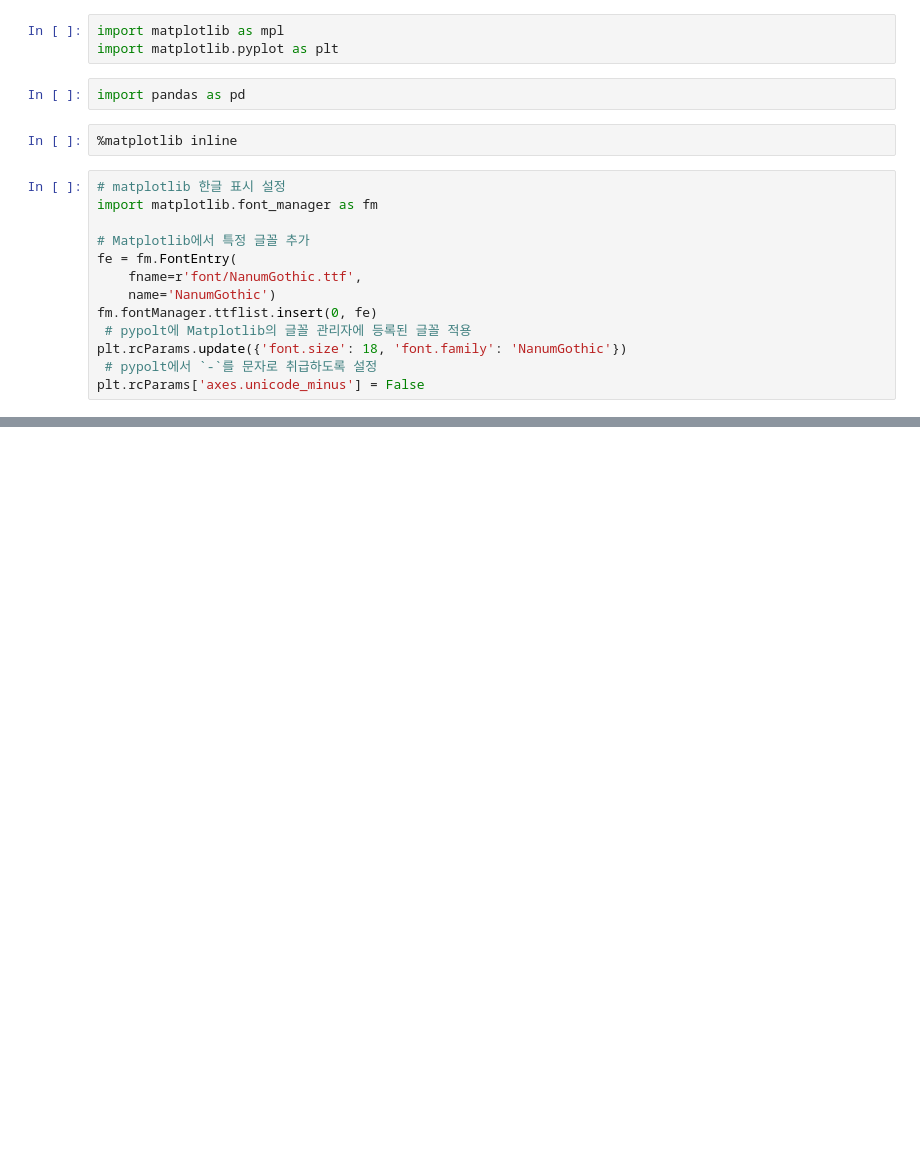
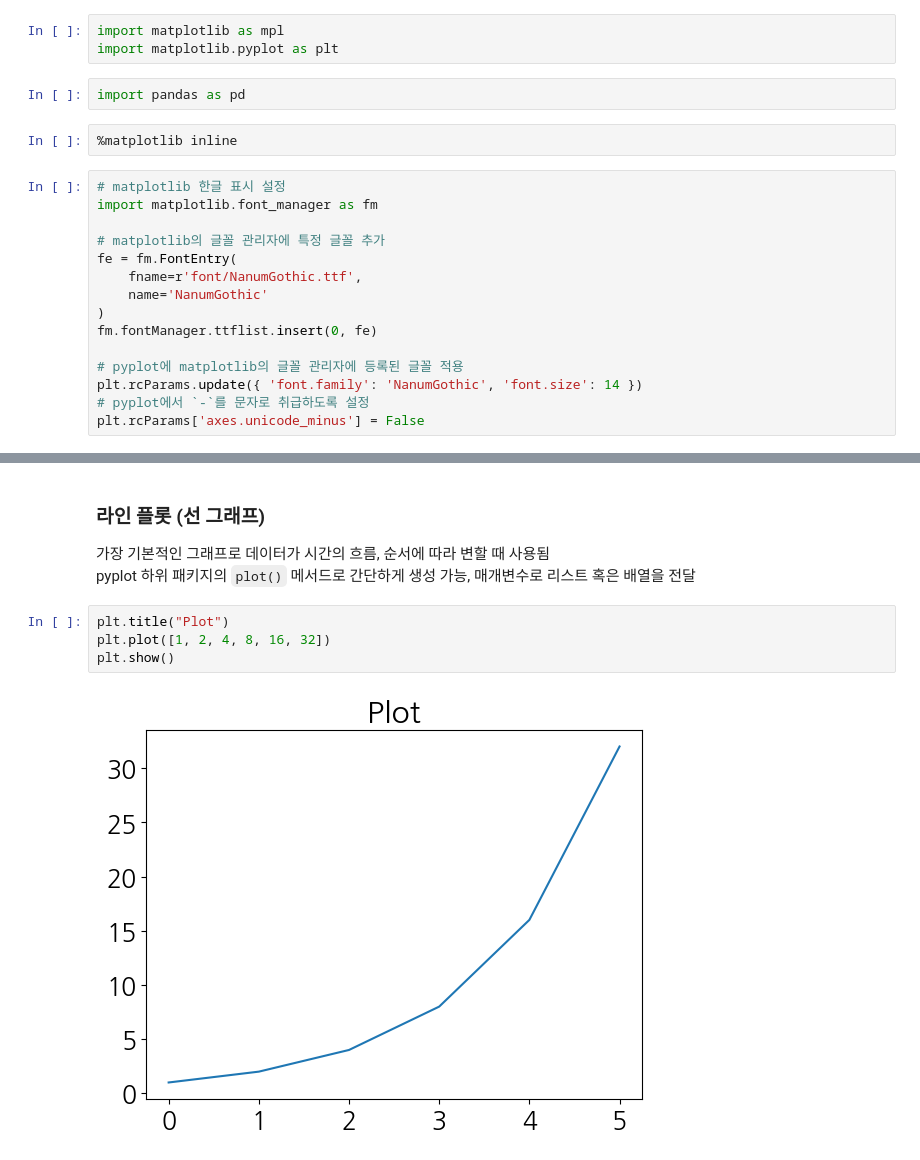
Before and after one commit to Chixol/Python, a Jupyter notebook: matplotlib_visualize_data/matplotlib_basic.ipynb, the cells around one changed output, grey strips where cells are left out. Cells and saved outputs as stored; diff of their text form; blank space fills up the shorter version.

```diff
--- a/matplotlib_visualize_data/matplotlib_basic.ipynb
+++ b/matplotlib_visualize_data/matplotlib_basic.ipynb
@@ -28,12 +28,14 @@ import pandas as pd
 # matplotlib 한글 표시 설정
 import matplotlib.font_manager as fm
 
-# Matplotlib에서 특정 글꼴 추가
+# matplotlib의 글꼴 관리자에 특정 글꼴 추가
 fe = fm.FontEntry(
     fname=r'font/NanumGothic.ttf',
-    name='NanumGothic')
+    name='NanumGothic'
+)
 fm.fontManager.ttflist.insert(0, fe)
- # pypolt에 Matplotlib의 글꼴 관리자에 등록된 글꼴 적용
-plt.rcParams.update({'font.size': 18, 'font.family': 'NanumGothic'})
- # pypolt에서 `-`를 문자로 취급하도록 설정
+
+# pyplot에 matplotlib의 글꼴 관리자에 등록된 글꼴 적용
+plt.rcParams.update({ 'font.family': 'NanumGothic', 'font.size': 14 })
+# pyplot에서 `-`를 문자로 취급하도록 설정
 plt.rcParams['axes.unicode_minus'] = False
@@ -39,0 +64,10 @@ plt.rcParams['axes.unicode_minus'] = False
+# %% [markdown]
+### 라인 플롯 (선 그래프)
+가장 기본적인 그래프로 데이터가 시간의 흐름, 순서에 따라 변할 때 사용됨
+pyplot 하위 패키지의 `plot()` 메서드로 간단하게 생성 가능, 매개변수로 리스트 혹은 배열을 전달
+# %%
+plt.title("Plot")
+plt.plot([1, 2, 4, 8, 16, 32])
+plt.show()
+# %% [output]
+[figure, added]
```
Also changed, not shown: parts of 9 cells of this notebook.
